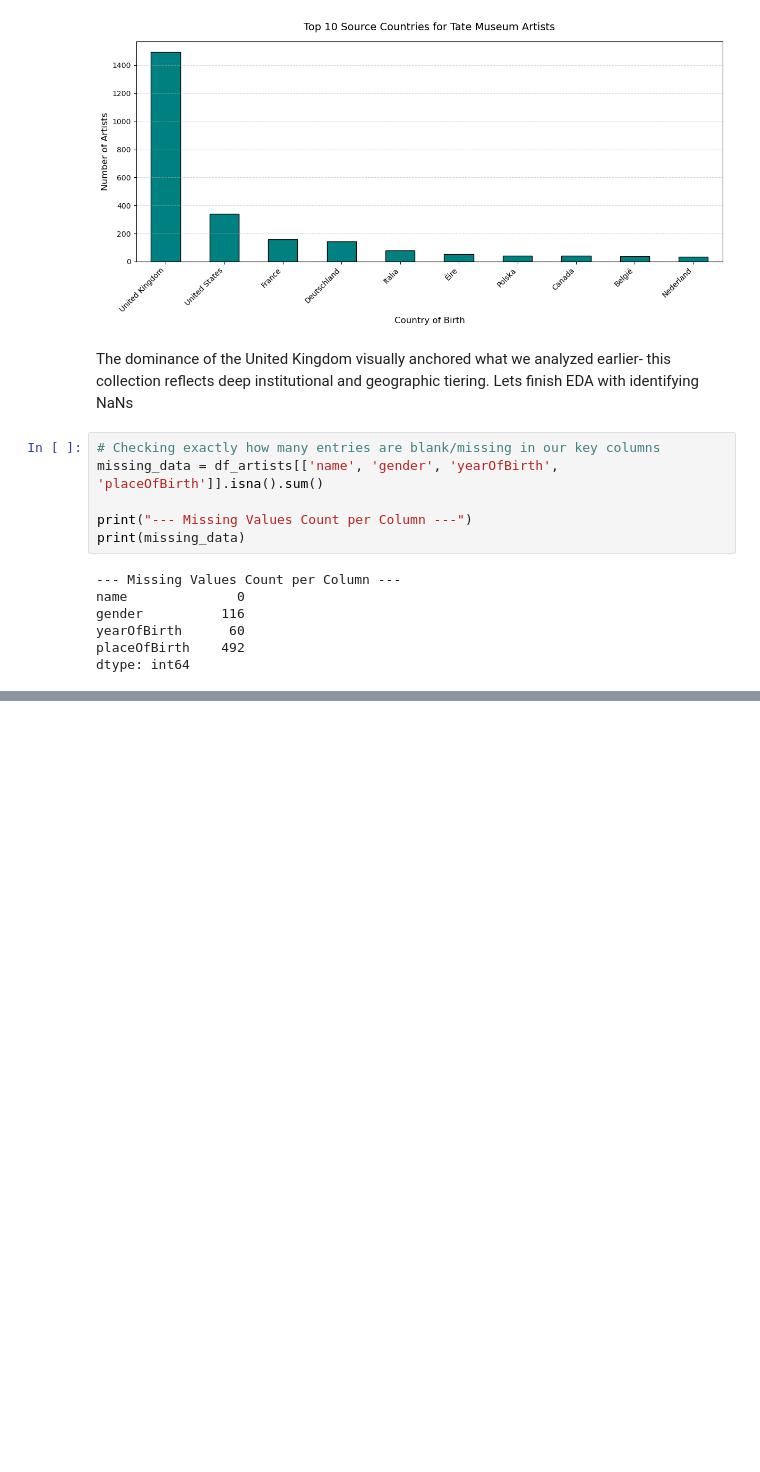
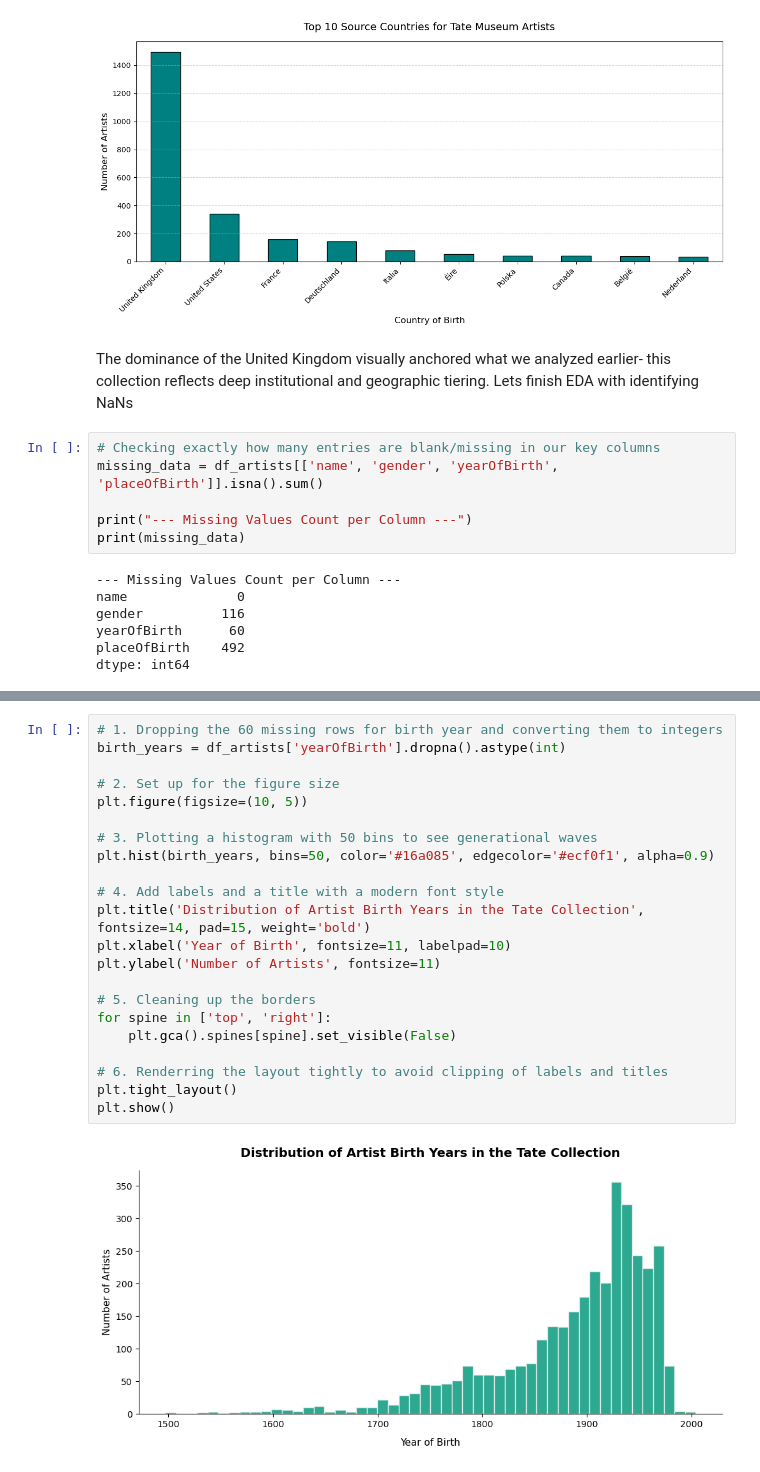
Before and after one commit to Source-Aaryan/Tate-Museum-EDA, a Jupyter notebook: tate_art_analysis.ipynb, the cells around one changed output, grey strips where cells are left out. Saved outputs shown, nothing was run; the diff lists cells and outputs as text; blank space fills up the shorter version.

```diff
--- a/tate_art_analysis.ipynb
+++ b/tate_art_analysis.ipynb
@@ -151,0 +189,24 @@ Missing administrative data for historical collections isn't just a random error
+# %%
+# 1. Dropping the 60 missing rows for birth year and converting them to integers
+birth_years = df_artists['yearOfBirth'].dropna().astype(int)
+
+# 2. Set up for the figure size
+plt.figure(figsize=(10, 5))
+
+# 3. Plotting a histogram with 50 bins to see generational waves
+plt.hist(birth_years, bins=50, color='#16a085', edgecolor='#ecf0f1', alpha=0.9)
+
+# 4. Add labels and a title with a modern font style
+plt.title('Distribution of Artist Birth Years in the Tate Collection', fontsize=14, pad=15, weight='bold')
+plt.xlabel('Year of Birth', fontsize=11, labelpad=10)
+plt.ylabel('Number of Artists', fontsize=11)
+
+# 5. Cleaning up the borders
+for spine in ['top', 'right']:
+    plt.gca().spines[spine].set_visible(False)
+
+# 6. Renderring the layout tightly to avoid clipping of labels and titles
+plt.tight_layout()
+plt.show()
+# %% [output]
+[figure, added]
```
Also changed, not shown: parts of 14 cells of this notebook.
